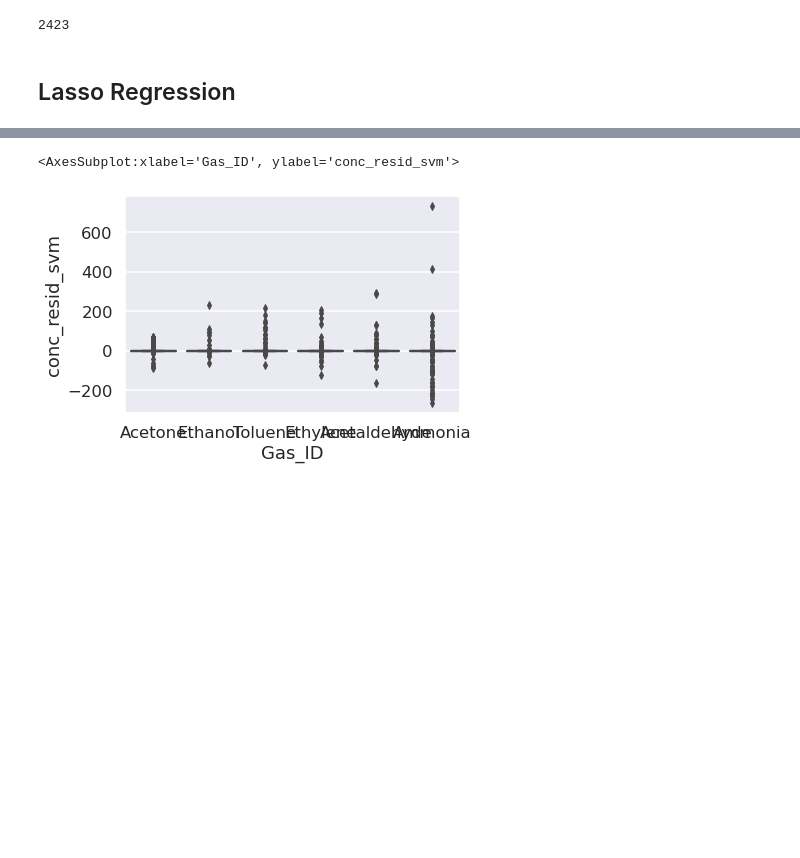
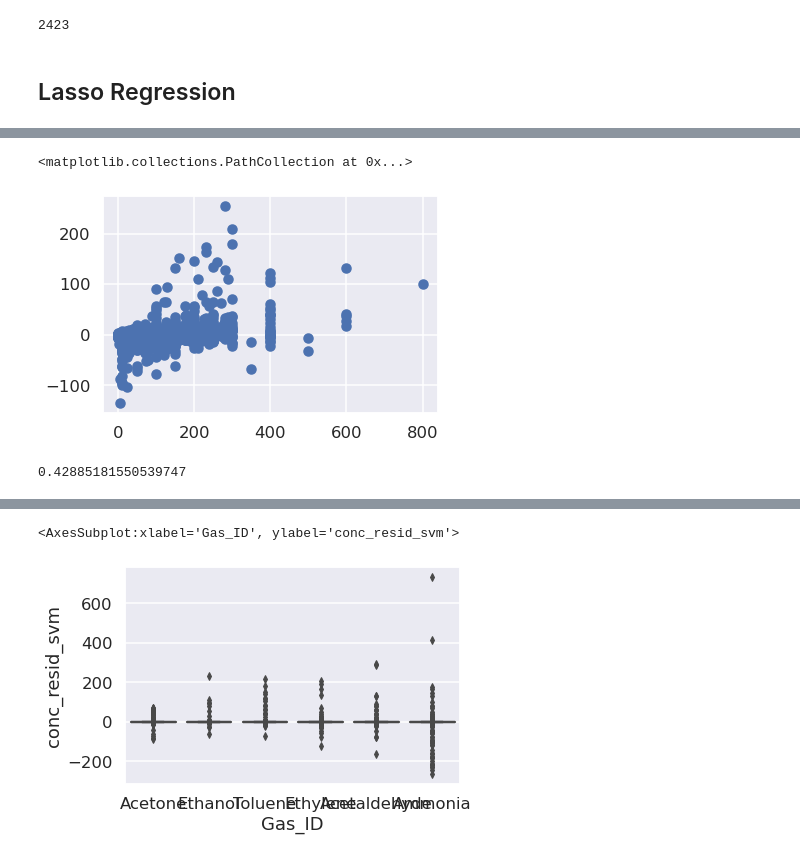
Before and after one commit to mackwn/gas-sensor-analytics-demo, a Jupyter notebook: notebooks/explore_model_building_regression.ipynb, the cells around one changed output, grey strips where cells are left out. Saved outputs shown, nothing was run; the diff lists cells and outputs as text; code cells hidden in the pictures; blank space fills up the shorter version.

```diff
--- a/notebooks/explore_model_building_regression.ipynb
+++ b/notebooks/explore_model_building_regression.ipynb
@@ -200,3 +215,13 @@ reg.score(X,y)
+# %%
+y_pred_gbr_cv = reg_gbr.predict(X_cv)
+plt.scatter(y_cv,y_cv-y_pred_gbr_cv)
+# %% [output]
+<matplotlib.collections.PathCollection at 0x...>
+[figure, added]
+# %%
+len(y_pred_gbr_cv[abs(y_cv-y_pred_gbr_cv)/y_cv > .05])/len(y_cv)
+# %% [output]
+0.42885181550539747
 # %%
 fig = go.Figure()
 bona = (y-y_pred_svr)**2 < 1
```
Also changed, not shown: parts of 10 cells of this notebook, 6 other files.
